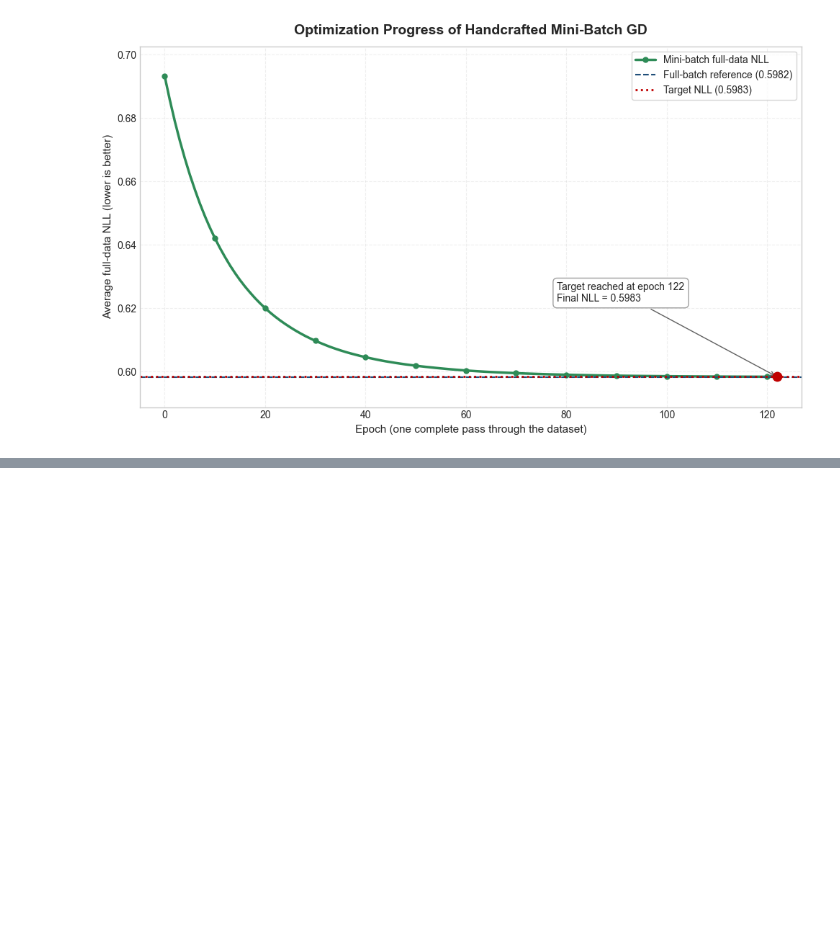
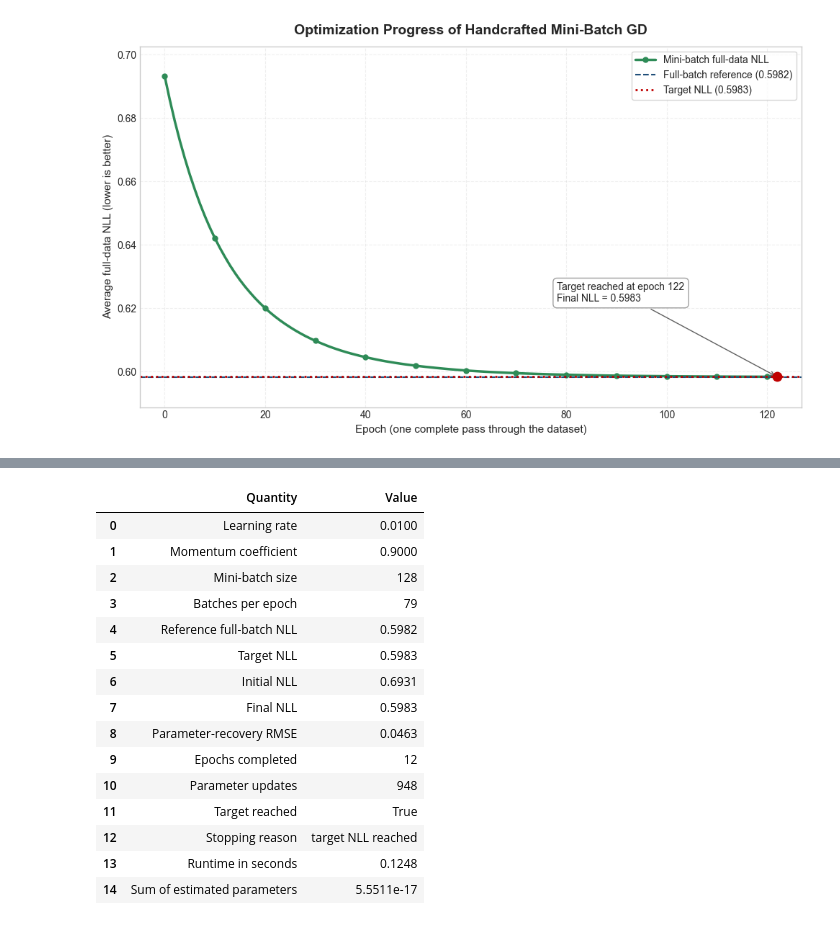
Before and after one commit to rbhdsks/Learning-from-Comparison-Data-Master-Thesis-Project-, a Jupyter notebook: notebooks/experiments/Bradley_Terry_Model/04_BradleyTerry_MLE_Optimizations.ipynb, the cells around one changed output, grey strips where cells are left out. Drawn from its saved outputs; the diff is of its cells as text; code cells hidden in the pictures; blank space fills up the shorter version.

Commit message:
momentum gd Handcrafted result

```diff
--- a/notebooks/experiments/Bradley_Terry_Model/04_BradleyTerry_MLE_Optimizations.ipynb
+++ b/notebooks/experiments/Bradley_Terry_Model/04_BradleyTerry_MLE_Optimizations.ipynb
@@ -893,0 +896,84 @@ plt.show()
+# %%
+# Fit the model using convergence-driven momentum gradient descent.
+
+momentum_learning_rate = minibatch_learning_rate
+momentum_coefficient = 0.9
+
+momentum_result = optimize_with_momentum_gradient_descent(
+    number_of_items=NUMBER_OF_ITEMS,
+    comparisons=comparisons,
+    learning_rate=momentum_learning_rate,
+    batch_size=MINIBATCH_SIZE,
+    momentum=momentum_coefficient,
+    random_seed=SEED,
+    target_nll=target_nll,
+)
+
+momentum_recovery_error = parameter_recovery_error(
+    true_parameters,
+    momentum_result.parameters,
+)
+
+momentum_final_nll = float(
+    momentum_result.nll_history[-1]
+)
+
+momentum_target_reached = (
+    momentum_final_nll <= target_nll
+)
+
+momentum_summary = pd.DataFrame({
+    "Quantity": [
+        "Learning rate",
+        "Momentum coefficient",
+        "Mini-batch size",
+        "Batches per epoch",
+        "Reference full-batch NLL",
+        "Target NLL",
+        "Initial NLL",
+        "Final NLL",
+        "Parameter-recovery RMSE",
+        "Epochs completed",
+        "Parameter updates",
+        "Target reached",
+        "Stopping reason",
+        "Runtime in seconds",
+        "Sum of estimated parameters",
+    ],
+    "Value": [
+        f"{momentum_learning_rate:.4f}",
+        f"{momentum_coefficient:.4f}",
+        str(MINIBATCH_SIZE),
+        str(batches_per_epoch),
+        f"{reference_nll:.4f}",
+        f"{target_nll:.4f}",
+        f"{momentum_result.nll_history[0]:.4f}",
+        f"{momentum_final_nll:.4f}",
+        f"{momentum_recovery_error:.4f}",
+        f"{momentum_result.epochs_completed:,}",
+        f"{int(momentum_result.update_count_history[-1]):,}",
+        str(momentum_target_reached),
+        momentum_result.stopping_reason,
+        f"{momentum_result.runtime_seconds:.4f}",
+        f"{momentum_result.parameters.sum():.4e}",
+    ],
+})
+
+momentum_summary
+# %% [output]
+|  | Quantity | Value |
+| 0 | Learning rate | 0.0100 |
+| 1 | Momentum coefficient | 0.9000 |
+| 2 | Mini-batch size | 128 |
+| 3 | Batches per epoch | 79 |
+| 4 | Reference full-batch NLL | 0.5982 |
+| 5 | Target NLL | 0.5983 |
+| 6 | Initial NLL | 0.6931 |
+| 7 | Final NLL | 0.5983 |
+| 8 | Parameter-recovery RMSE | 0.0463 |
+| 9 | Epochs completed | 12 |
+| 10 | Parameter updates | 948 |
+| 11 | Target reached | True |
+| 12 | Stopping reason | target NLL reached |
+| 13 | Runtime in seconds | 0.1248 |
+| 14 | Sum of estimated parameters | 5.5511e-17 |
```
Also changed, not shown: parts of 2 cells of this notebook.
